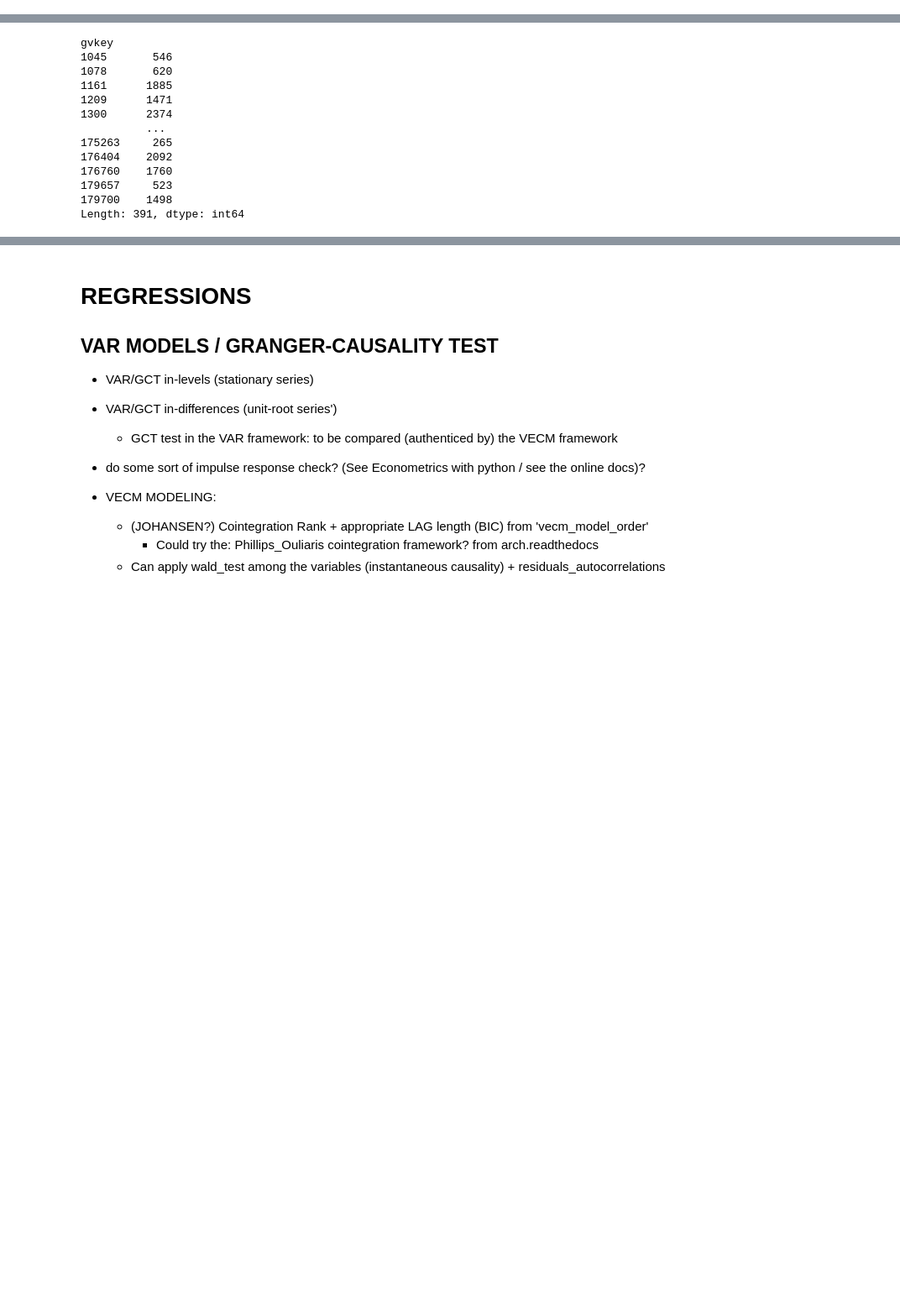
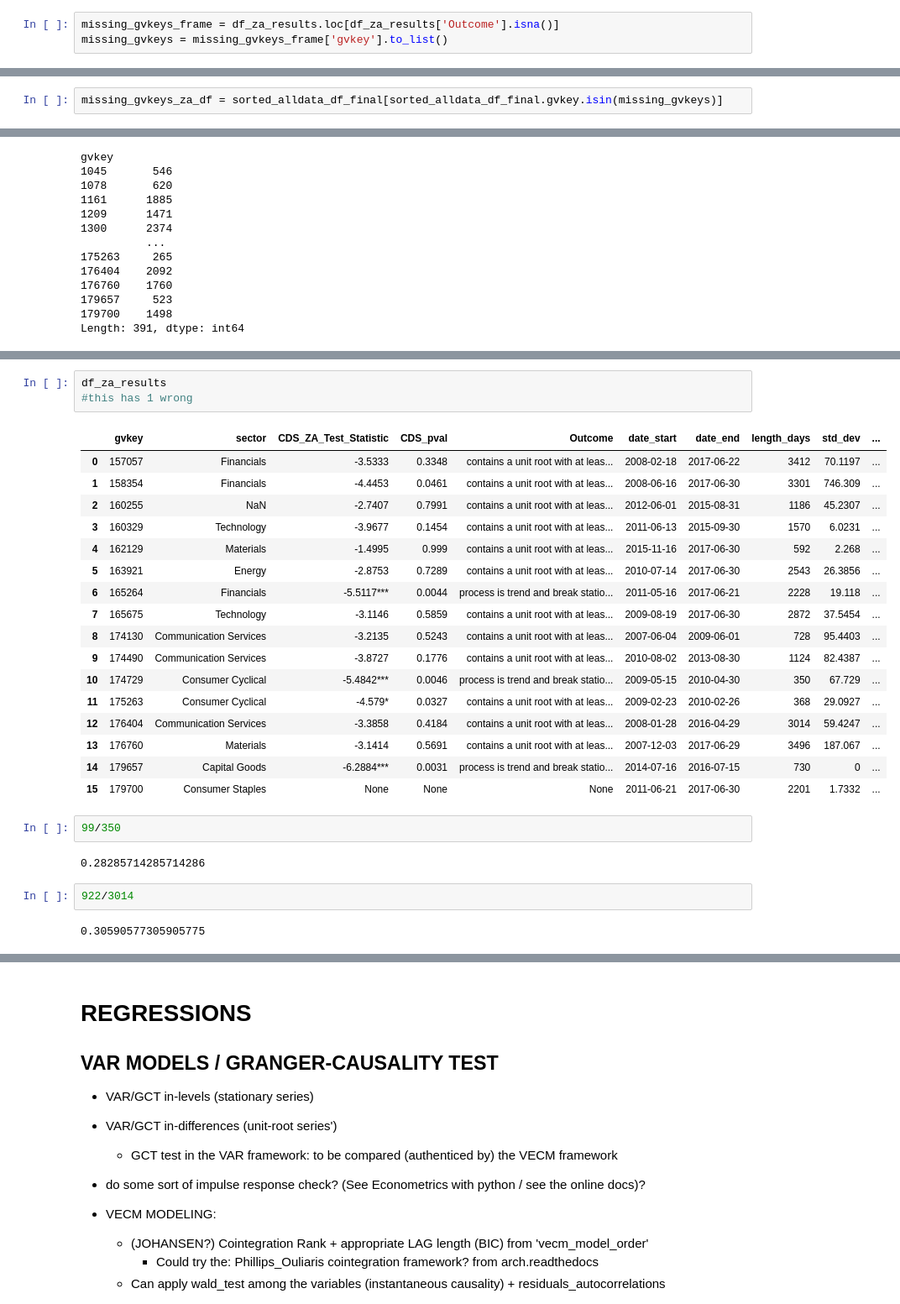
Before and after one commit to Jspano95/Jspano_MScQFin_Thesis, a Jupyter notebook: Jspano_MSc_QuantFin_Public_Github_V1.00.ipynb, the cells around one changed output, grey strips where cells are left out. Shown: that part at 84% size. Saved outputs shown, nothing was run; the diff lists cells and outputs as text; blank space fills up the shorter version.

```diff
--- a/Jspano_MSc_QuantFin_Public_Github_V1.00.ipynb
+++ b/Jspano_MSc_QuantFin_Public_Github_V1.00.ipynb
@@ -1943,0 +1961,3 @@ df_za_results.loc[df_za_results['Outcome'].isna()]
+# %%
+missing_gvkeys_frame = df_za_results.loc[df_za_results['Outcome'].isna()]
+missing_gvkeys = missing_gvkeys_frame['gvkey'].to_list()
@@ -1943,0 +1983,2 @@ df_za_results.loc[df_za_results['Outcome'].isna()]
+# %%
+missing_gvkeys_za_df = sorted_alldata_df_final[sorted_alldata_df_final.gvkey.isin(missing_gvkeys)]
@@ -1982,0 +2274,29 @@ Length: 391, dtype: int64
+# %%
+df_za_results
+#this has 1 wrong
+# %% [output]
+|  | gvkey | sector | CDS_ZA_Test_Statistic | CDS_pval | Outcome | date_start | date_end | length_days | std_dev | ... |
+| 0 | 157057 | Financials | -3.5333 | 0.3348 | contains a unit root with at leas... | 2008-02-18 | 2017-06-22 | 3412 | 70.1197 | ... |
+| 1 | 158354 | Financials | -4.4453 | 0.0461 | contains a unit root with at leas... | 2008-06-16 | 2017-06-30 | 3301 | 746.309 | ... |
+| 2 | 160255 | NaN | -2.7407 | 0.7991 | contains a unit root with at leas... | 2012-06-01 | 2015-08-31 | 1186 | 45.2307 | ... |
+| 3 | 160329 | Technology | -3.9677 | 0.1454 | contains a unit root with at leas... | 2011-06-13 | 2015-09-30 | 1570 | 6.0231 | ... |
+| 4 | 162129 | Materials | -1.4995 | 0.999 | contains a unit root with at leas... | 2015-11-16 | 2017-06-30 | 592 | 2.268 | ... |
+| 5 | 163921 | Energy | -2.8753 | 0.7289 | contains a unit root with at leas... | 2010-07-14 | 2017-06-30 | 2543 | 26.3856 | ... |
+| 6 | 165264 | Financials | -5.5117*** | 0.0044 | process is trend and break statio... | 2011-05-16 | 2017-06-21 | 2228 | 19.118 | ... |
+| 7 | 165675 | Technology | -3.1146 | 0.5859 | contains a unit root with at leas... | 2009-08-19 | 2017-06-30 | 2872 | 37.5454 | ... |
+| 8 | 174130 | Communication Services | -3.2135 | 0.5243 | contains a unit root with at leas... | 2007-06-04 | 2009-06-01 | 728 | 95.4403 | ... |
+| 9 | 174490 | Communication Services | -3.8727 | 0.1776 | contains a unit root with at leas... | 2010-08-02 | 2013-08-30 | 1124 | 82.4387 | ... |
+| 10 | 174729 | Consumer Cyclical | -5.4842*** | 0.0046 | process is trend and break statio... | 2009-05-15 | 2010-04-30 | 350 | 67.729 | ... |
+| 11 | 175263 | Consumer Cyclical | -4.579* | 0.0327 | contains a unit root with at leas... | 2009-02-23 | 2010-02-26 | 368 | 29.0927 | ... |
+| 12 | 176404 | Communication Services | -3.3858 | 0.4184 | contains a unit root with at leas... | 2008-01-28 | 2016-04-29 | 3014 | 59.4247 | ... |
+| 13 | 176760 | Materials | -3.1414 | 0.5691 | contains a unit root with at leas... | 2007-12-03 | 2017-06-29 | 3496 | 187.067 | ... |
+| 14 | 179657 | Capital Goods | -6.2884*** | 0.0031 | process is trend and break statio... | 2014-07-16 | 2016-07-15 | 730 | 0 | ... |
+| 15 | 179700 | Consumer Staples | None | None | None | 2011-06-21 | 2017-06-30 | 2201 | 1.7332 | ... |
+# %%
+99/350
+# %% [output]
+0.28285714285714286
+# %%
+922/3014
+# %% [output]
+0.30590577305905775
```
Also changed, not shown: parts of 23 cells of this notebook.
